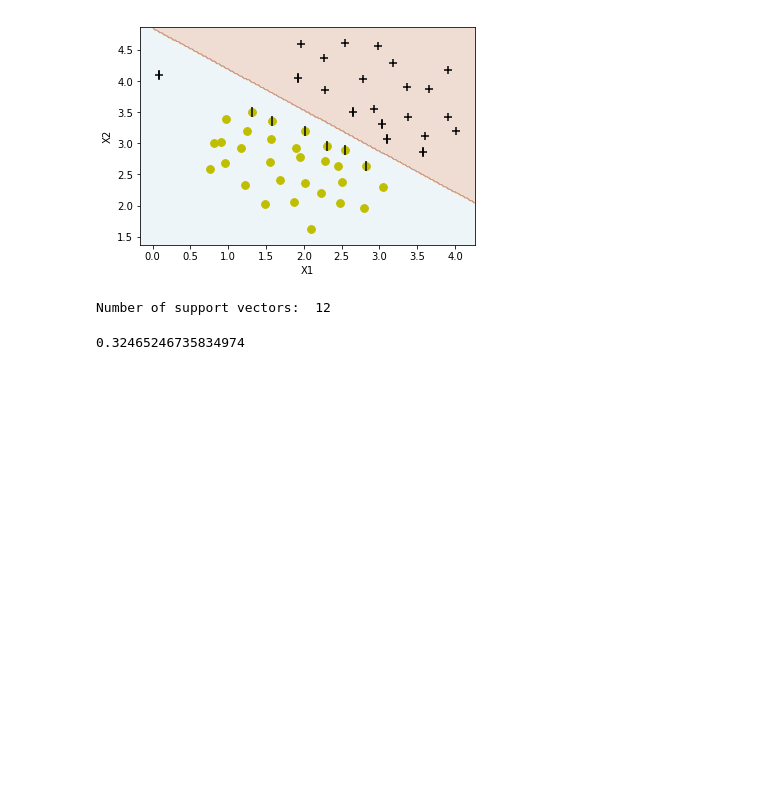
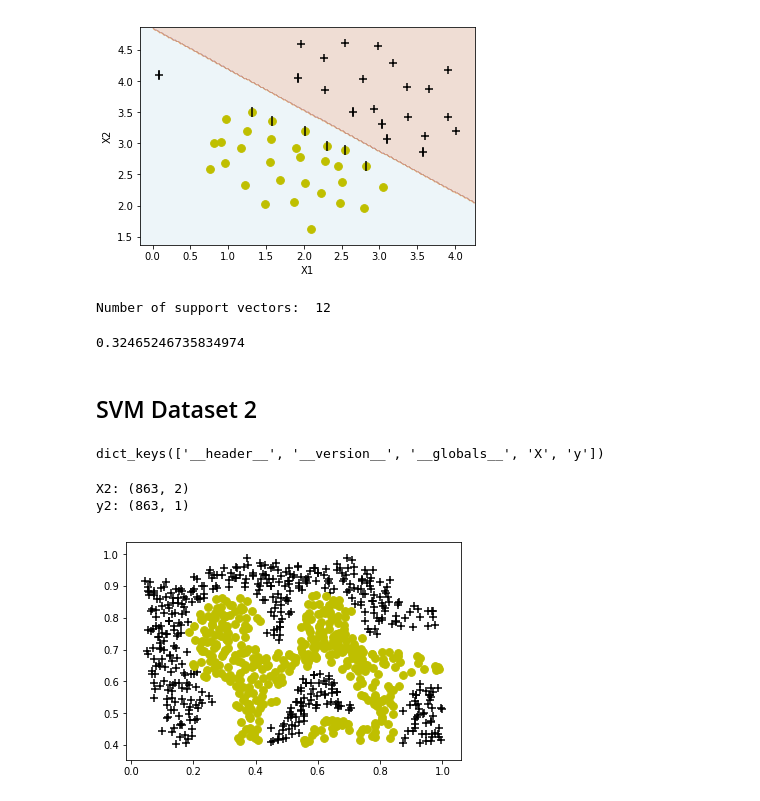
Before and after one commit to RajatGarg97/AndrewNg-mlCourse-Ex, a Jupyter notebook: machine-learning-ex6/ex6/ImplementationSVM.ipynb, the cells around one changed output. Saved outputs shown, nothing was run; the diff lists cells and outputs as text; code cells hidden in the pictures; blank space fills up the shorter version.

Commit message:
dataset 2 graph plotted and clf trained

```diff
--- a/machine-learning-ex6/ex6/ImplementationSVM.ipynb
+++ b/machine-learning-ex6/ex6/ImplementationSVM.ipynb
@@ -71,3 +73,22 @@ sigma = 2
 gaussianKernel(x1, x2, sigma)
 # %% [output]
 0.32465246735834974
+# %% [markdown]
+## SVM Dataset 2
+# %%
+data2 = loadmat('ex6data2.mat')
+data2.keys()
+# %% [output]
+dict_keys(['__header__', '__version__', '__globals__', 'X', 'y'])
+# %%
+X2 = data2['X']
+y2 = data2['y']
+print('X2:', X2.shape)
+print('y2:', y2.shape)
+# %% [output]
+X2: (863, 2)
+y2: (863, 1)
+# %%
+plotData(X2, y2)
+# %% [output]
+[figure, added]
```
Also changed, not shown: parts of 3 cells of this notebook.
